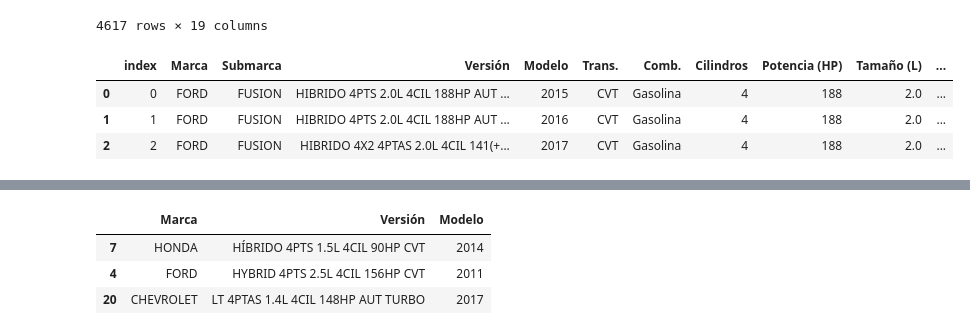
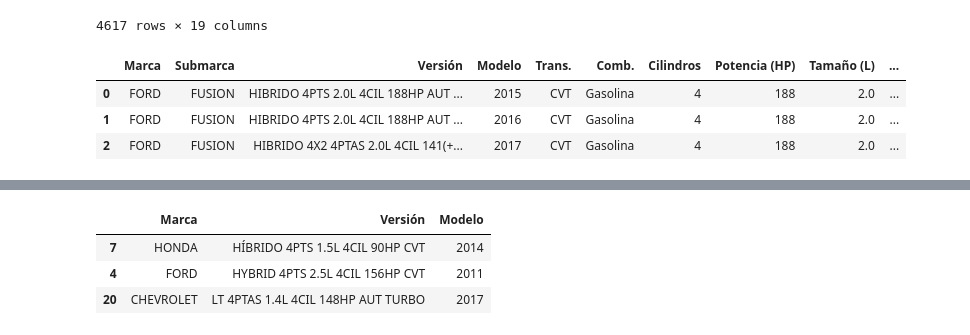
Before and after one commit to luisfelipe100/Aprendizaje_Automatico, a Jupyter notebook: Tareas/Tarea2.ipynb, the cells around one changed output, grey strips where cells are left out. Saved outputs shown, nothing was run; the diff lists cells and outputs as text; code cells hidden in the pictures.

```diff
--- a/Tareas/Tarea2.ipynb
+++ b/Tareas/Tarea2.ipynb
@@ -69,22 +69,30 @@ df_1
 # %%
 #############
 ## Tarea 2 ##
 #############
 
 # Crear, modificar o eliminar columnas
 
+
 # Se genera lista booleana hibrido con los vehículos hibridos de acuerdo a su Versión o Submarca
 hibrido1 = ['HIBRIDO' in x or 'HYBRID' in x or 'HÍBRIDO' in x for x in df_1['Versión'] ]
 hibrido2 = ['HIBRIDO' in x for x in df_1['Submarca']]
-hibrido = hibrido1.copy()
-for i in range(len(hibrido)):
-    hibrido[i] = hibrido1[i] or hibrido2[i]
+hibrido = []
+for i in range(len(hibrido1)):
+    if hibrido1[i] or hibrido2[i]:
+        hibrido.append(1)
+    else:
+        hibrido.append(0)
 
-# Se crea columna bool 'Hibrido'
+# Se crea columna 'Hibrido' con 1 si el vehículo es híbrido y 0 si no es híbrido.
 df_1['Hibrido'] = hibrido
+
+# Se remueve la columna index que se creó ya que no es necesaria.
+df_1 = df_1.drop('index', axis=1)
+
 df_1.head(3)
 # %% [output]
-|  | index | Marca | Submarca | Versión | Modelo | Trans. | Comb. | Cilindros | Potencia (HP) | Tamaño (L) | ... |
-| 0 | 0 | FORD | FUSION | HIBRIDO 4PTS 2.0L 4CIL 188HP AUT ... | 2015 | CVT | Gasolina | 4 | 188 | 2.0 | ... |
-| 1 | 1 | FORD | FUSION | HIBRIDO 4PTS 2.0L 4CIL 188HP AUT ... | 2016 | CVT | Gasolina | 4 | 188 | 2.0 | ... |
-| 2 | 2 | FORD | FUSION | HIBRIDO 4X2 4PTAS 2.0L 4CIL 141(+... | 2017 | CVT | Gasolina | 4 | 188 | 2.0 | ... |
+|  | Marca | Submarca | Versión | Modelo | Trans. | Comb. | Cilindros | Potencia (HP) | Tamaño (L) | ... |
+| 0 | FORD | FUSION | HIBRIDO 4PTS 2.0L 4CIL 188HP AUT ... | 2015 | CVT | Gasolina | 4 | 188 | 2.0 | ... |
+| 1 | FORD | FUSION | HIBRIDO 4PTS 2.0L 4CIL 188HP AUT ... | 2016 | CVT | Gasolina | 4 | 188 | 2.0 | ... |
+| 2 | FORD | FUSION | HIBRIDO 4X2 4PTAS 2.0L 4CIL 141(+... | 2017 | CVT | Gasolina | 4 | 188 | 2.0 | ... |
```
Also changed, not shown: parts of 17 cells of this notebook, 13 other files.
